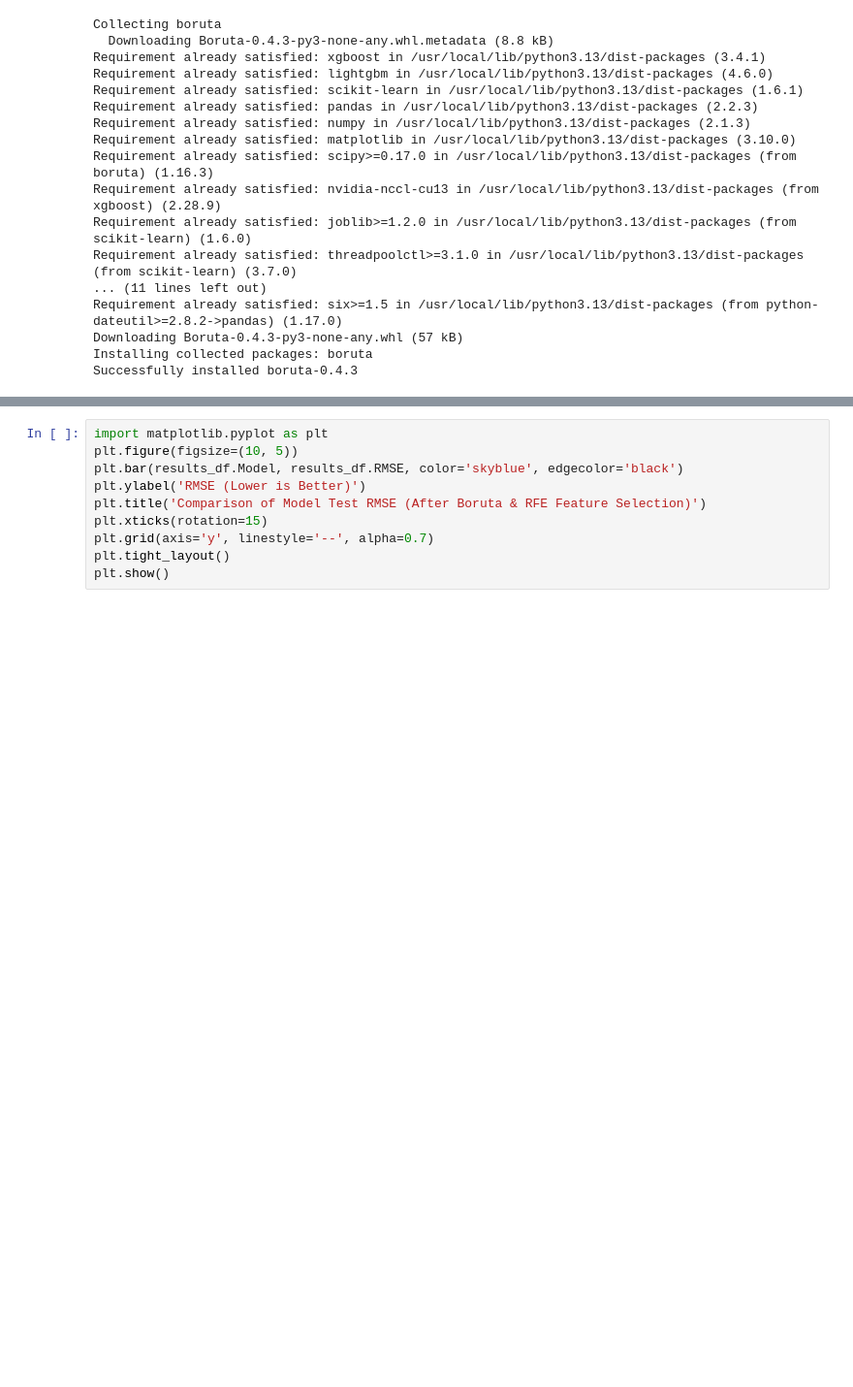
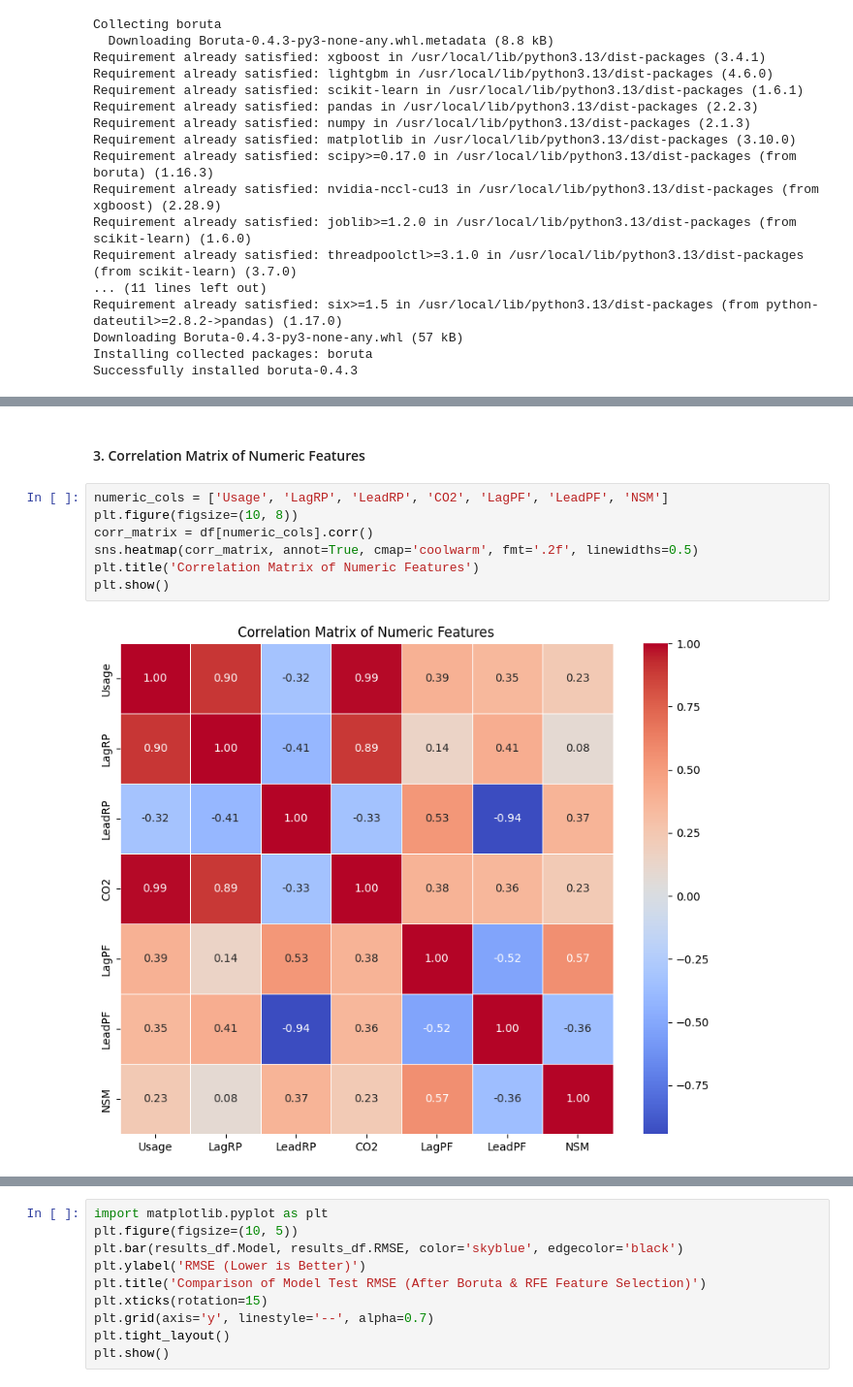
Before and after one commit to Suyash-Codes-AI/RP, a Jupyter notebook: RP_PAPER.ipynb, the cells around one changed output, grey strips where cells are left out. Shown at 97% size. Saved outputs shown, nothing was run; the diff lists cells and outputs as text; blank space fills up the shorter version.

```diff
--- a/RP_PAPER.ipynb
+++ b/RP_PAPER.ipynb
@@ -101,0 +222,11 @@ Day_of_week matches timestamp: True
+# %% [markdown]
+#### 3. Correlation Matrix of Numeric Features
+# %%
+numeric_cols = ['Usage', 'LagRP', 'LeadRP', 'CO2', 'LagPF', 'LeadPF', 'NSM']
+plt.figure(figsize=(10, 8))
+corr_matrix = df[numeric_cols].corr()
+sns.heatmap(corr_matrix, annot=True, cmap='coolwarm', fmt='.2f', linewidths=0.5)
+plt.title('Correlation Matrix of Numeric Features')
+plt.show()
+# %% [output]
+[figure, added]
```
Also changed, not shown: parts of 25 cells of this notebook.
